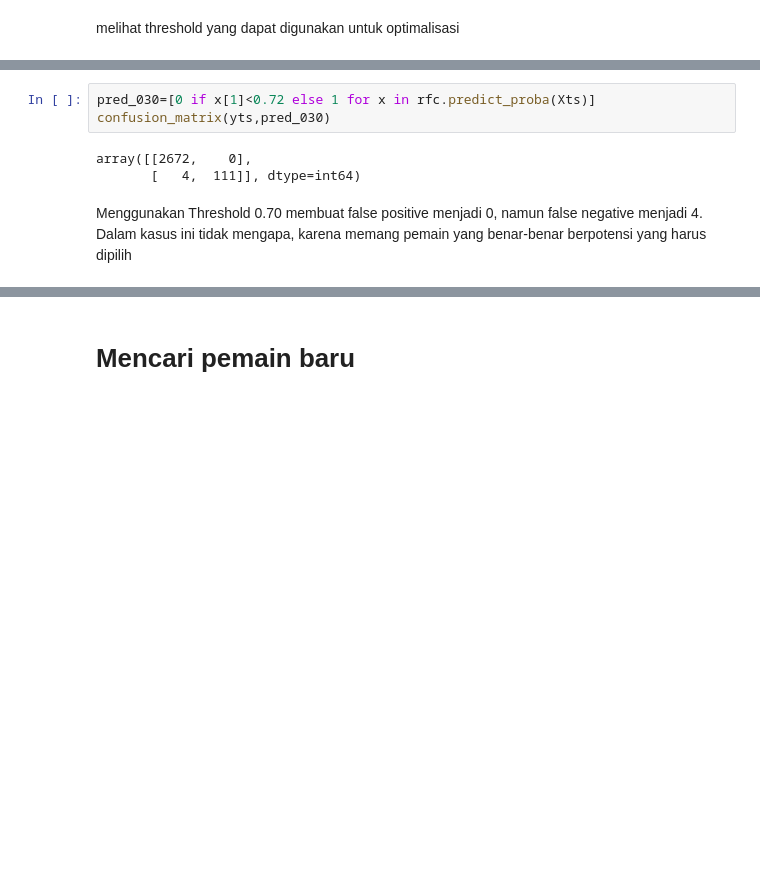
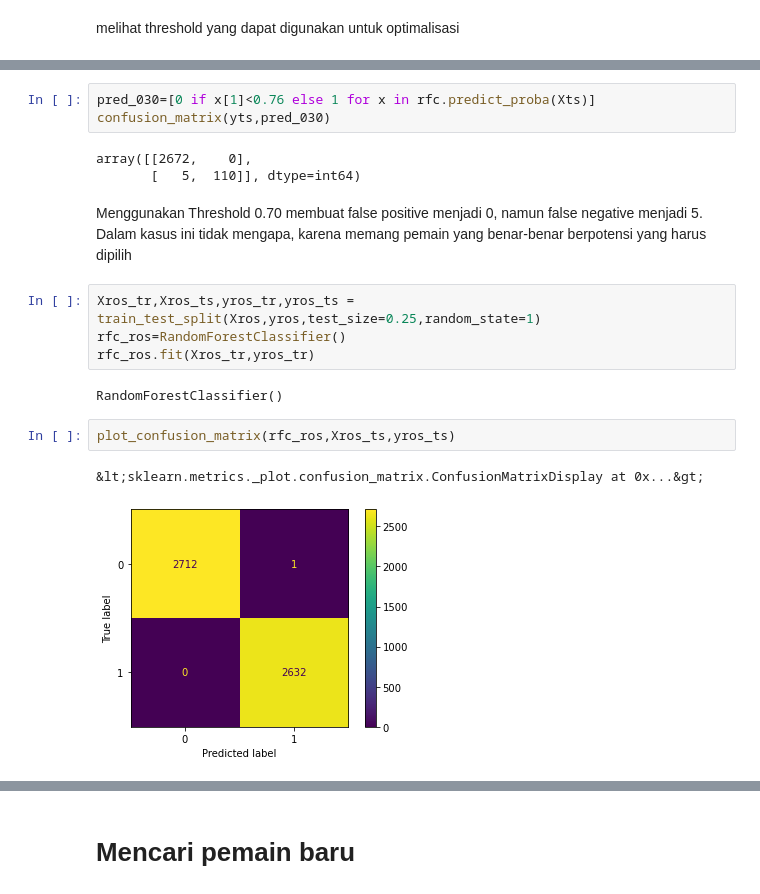
Before and after one commit to darusdc/Ujian_Hunting_Basketball_Player, a Jupyter notebook: basketball_team_recruitment.ipynb, the cells around one changed output, grey strips where cells are left out. Saved outputs shown, nothing was run; the diff lists cells and outputs as text; blank space fills up the shorter version.

```diff
--- a/basketball_team_recruitment.ipynb
+++ b/basketball_team_recruitment.ipynb
@@ -358,8 +358,19 @@ c
 # %%
-pred_030=[0 if x[1]<0.72 else 1 for x in rfc.predict_proba(Xts)]
+pred_030=[0 if x[1]<0.76 else 1 for x in rfc.predict_proba(Xts)]
 confusion_matrix(yts,pred_030)
 # %% [output]
 array([[2672,    0],
-       [   4,  111]], dtype=int64)
+       [   5,  110]], dtype=int64)
 # %% [markdown]
-Menggunakan Threshold 0.70 membuat false positive menjadi 0, namun false negative menjadi 4. Dalam kasus ini tidak mengapa, karena memang pemain yang benar-benar berpotensi yang harus dipilih
+Menggunakan Threshold 0.70 membuat false positive menjadi 0, namun false negative menjadi 5. Dalam kasus ini tidak mengapa, karena memang pemain yang benar-benar berpotensi yang harus dipilih
+# %%
+Xros_tr,Xros_ts,yros_tr,yros_ts = train_test_split(Xros,yros,test_size=0.25,random_state=1)
+rfc_ros=RandomForestClassifier()
+rfc_ros.fit(Xros_tr,yros_tr)
+# %% [output]
+RandomForestClassifier()
+# %%
+plot_confusion_matrix(rfc_ros,Xros_ts,yros_ts)
+# %% [output]
+&lt;sklearn.metrics._plot.confusion_matrix.ConfusionMatrixDisplay at 0x...&gt;
+[figure, added]
```
Also changed, not shown: parts of 10 cells of this notebook.
